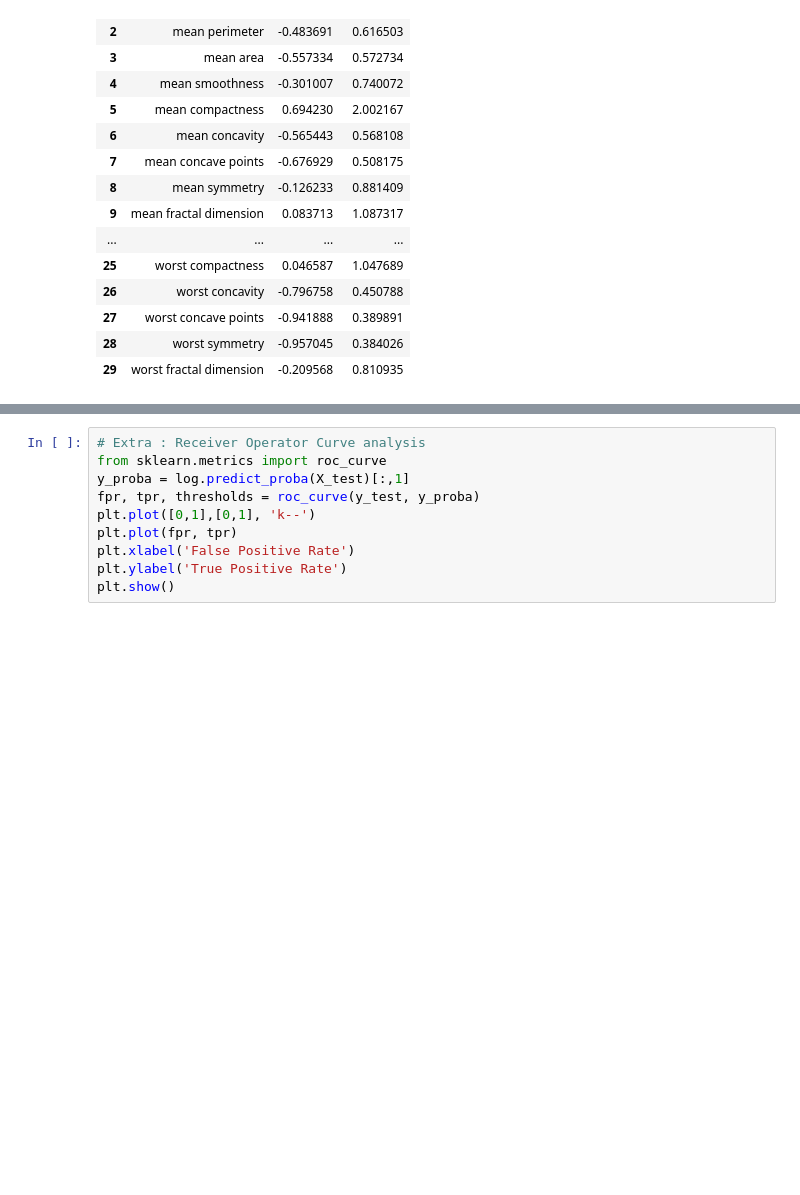
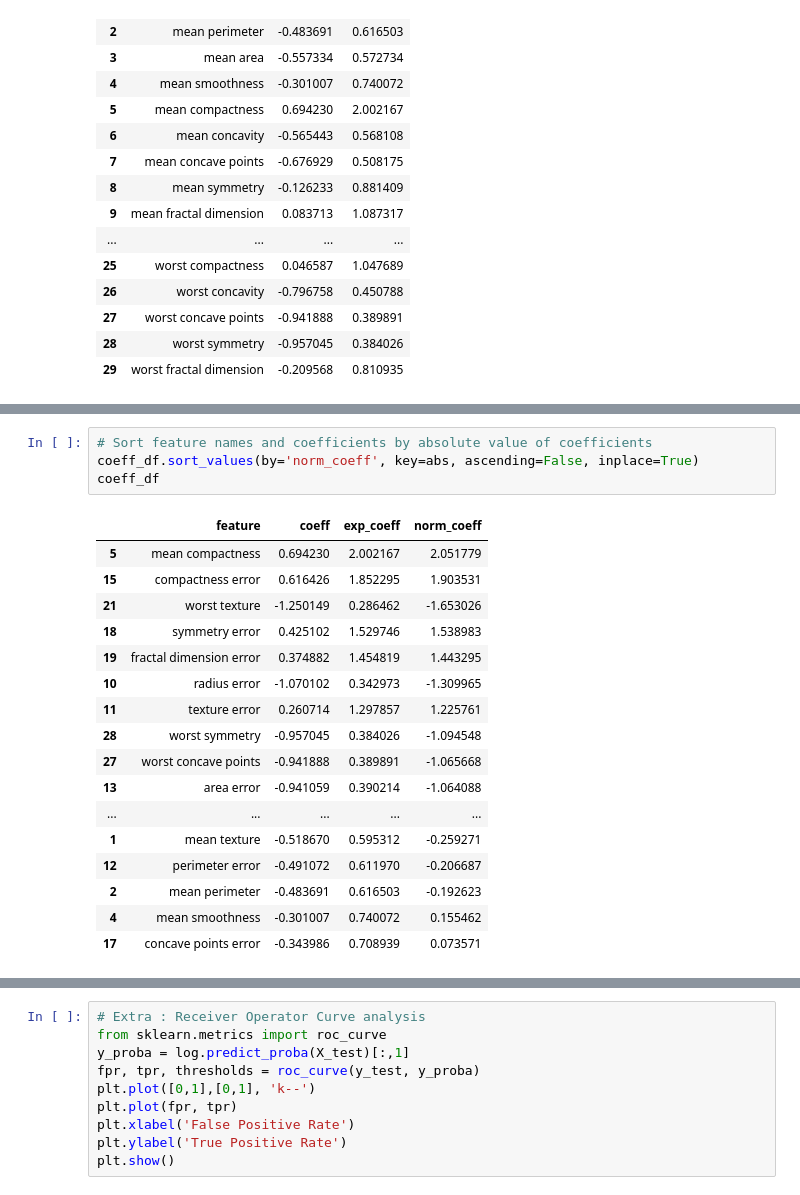
Before and after one commit to hydrodan/MLE_MiniProjects, a Jupyter notebook: Student_MLE_MiniProject_Logistic_Regression.ipynb, the cells around one changed output, grey strips where cells are left out. Drawn from its saved outputs; the diff is of its cells as text; blank space fills up the shorter version.

```diff
--- a/Student_MLE_MiniProject_Logistic_Regression.ipynb
+++ b/Student_MLE_MiniProject_Logistic_Regression.ipynb
@@ -365 +390,23 @@ coeff_df
+# %%
+# Sort feature names and coefficients by absolute value of coefficients
+coeff_df.sort_values(by='norm_coeff', key=abs, ascending=False, inplace=True)
+coeff_df
+# %% [output]
+|  | feature | coeff | exp_coeff | norm_coeff |
+| 5 | mean compactness | 0.694230 | 2.002167 | 2.051779 |
+| 15 | compactness error | 0.616426 | 1.852295 | 1.903531 |
+| 21 | worst texture | -1.250149 | 0.286462 | -1.653026 |
+| 18 | symmetry error | 0.425102 | 1.529746 | 1.538983 |
+| 19 | fractal dimension error | 0.374882 | 1.454819 | 1.443295 |
+| 10 | radius error | -1.070102 | 0.342973 | -1.309965 |
+| 11 | texture error | 0.260714 | 1.297857 | 1.225761 |
+| 28 | worst symmetry | -0.957045 | 0.384026 | -1.094548 |
+| 27 | worst concave points | -0.941888 | 0.389891 | -1.065668 |
+| 13 | area error | -0.941059 | 0.390214 | -1.064088 |
+| ... | ... | ... | ... | ... |
+| 1 | mean texture | -0.518670 | 0.595312 | -0.259271 |
+| 12 | perimeter error | -0.491072 | 0.611970 | -0.206687 |
+| 2 | mean perimeter | -0.483691 | 0.616503 | -0.192623 |
+| 4 | mean smoothness | -0.301007 | 0.740072 | 0.155462 |
+| 17 | concave points error | -0.343986 | 0.708939 | 0.073571 |
 # %%
```
Also changed, not shown: parts of 5 cells of this notebook.
